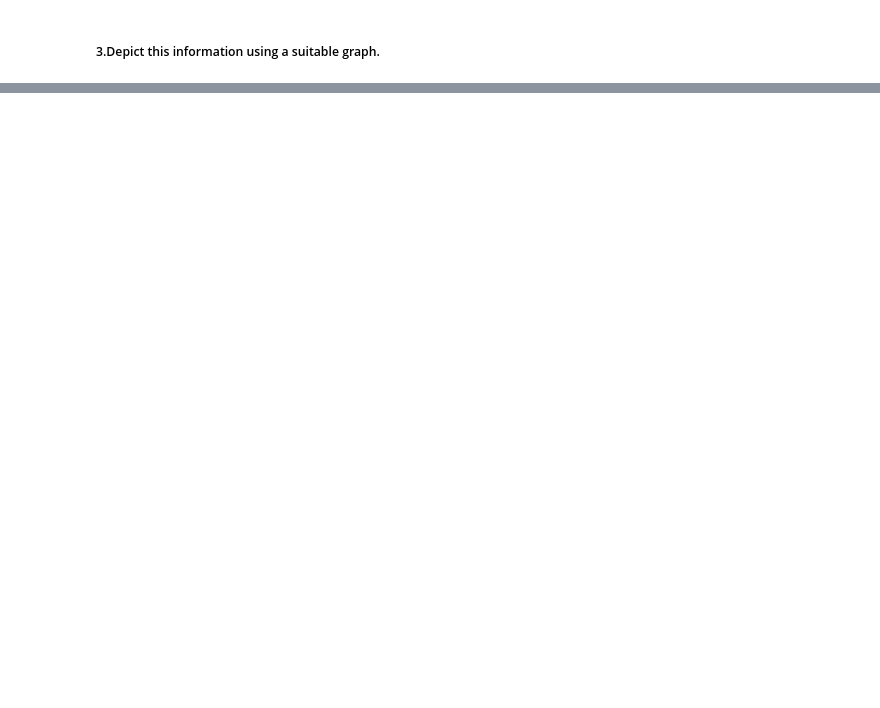
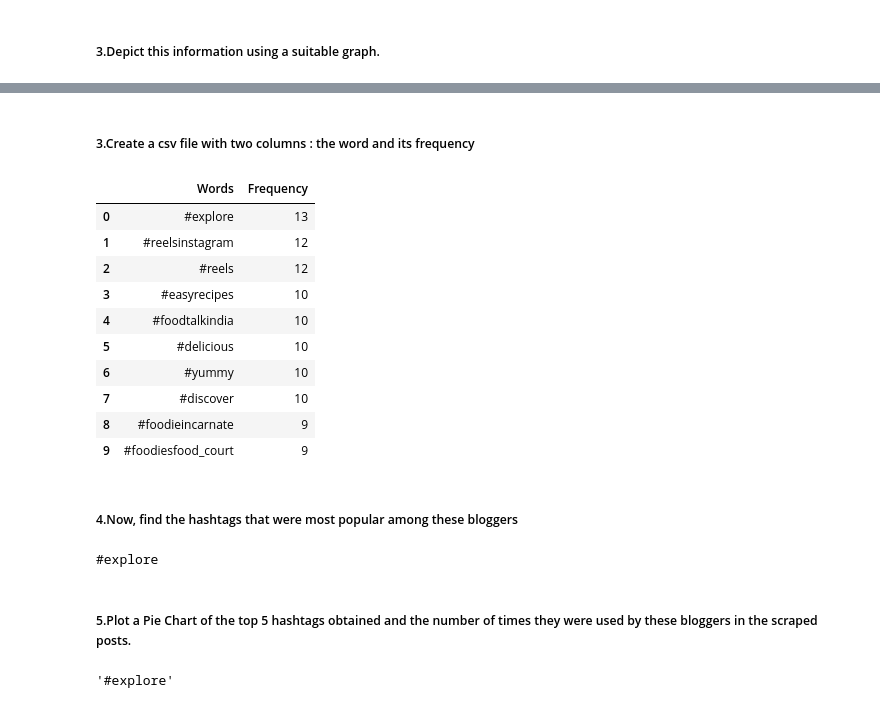
Before and after one commit to AdityaShirpure/Project_Instagram_Bot, a Jupyter notebook: Project_Instagram_Bot_Part_2.ipynb, the cells around one changed output, grey strips where cells are left out. Saved outputs shown, nothing was run; the diff lists cells and outputs as text; code cells hidden in the pictures; blank space fills up the shorter version.

```diff
--- a/Project_Instagram_Bot_Part_2.ipynb
+++ b/Project_Instagram_Bot_Part_2.ipynb
@@ -278,0 +372,4 @@ plt.show()
+# %%
+handles = list(total_post_count.keys())
+hashtags = extract_content(handles)
+print(hashtags)
@@ -278,0 +380,9 @@ plt.show()
+# %%
+dct = {}
+words_list = []
+for word in hashtags:
+    dct[word] = dct.get(word,0) + 1
+
+for i in sorted(dct, key=dct.get, reverse=True):
+    words_list.append([i,dct[i]])
+    print(i,":",dct[i])
@@ -278,0 +407,31 @@ plt.show()
+# %% [markdown]
+##### 3.Create a csv file with two columns : the word and its frequency
+# %%
+df = pd.DataFrame(words_list,columns=['Words','Frequency'])
+#using .to_csv pandas function to convert dataframe to csv
+df.to_csv('words_frequency.csv',index=False)
+df.head(10)
+# %% [output]
+|  | Words | Frequency |
+| 0 | #explore | 13 |
+| 1 | #reelsinstagram | 12 |
+| 2 | #reels | 12 |
+| 3 | #easyrecipes | 10 |
+| 4 | #foodtalkindia | 10 |
+| 5 | #delicious | 10 |
+| 6 | #yummy | 10 |
+| 7 | #discover | 10 |
+| 8 | #foodieincarnate | 9 |
+| 9 | #foodiesfood_court | 9 |
+# %% [markdown]
+##### 4.Now, find the hashtags that were most popular among these bloggers
+# %%
+print(words_list[0][0])
+# %% [output]
+#explore
+# %% [markdown]
+##### 5.Plot a Pie Chart of the top 5 hashtags obtained and the number of times they were used by these bloggers in the scraped posts.
+# %%
+words_list[0][0]
+# %% [output]
+'#explore'
```
Also changed, not shown: parts of 19 cells of this notebook, 2 other files.
